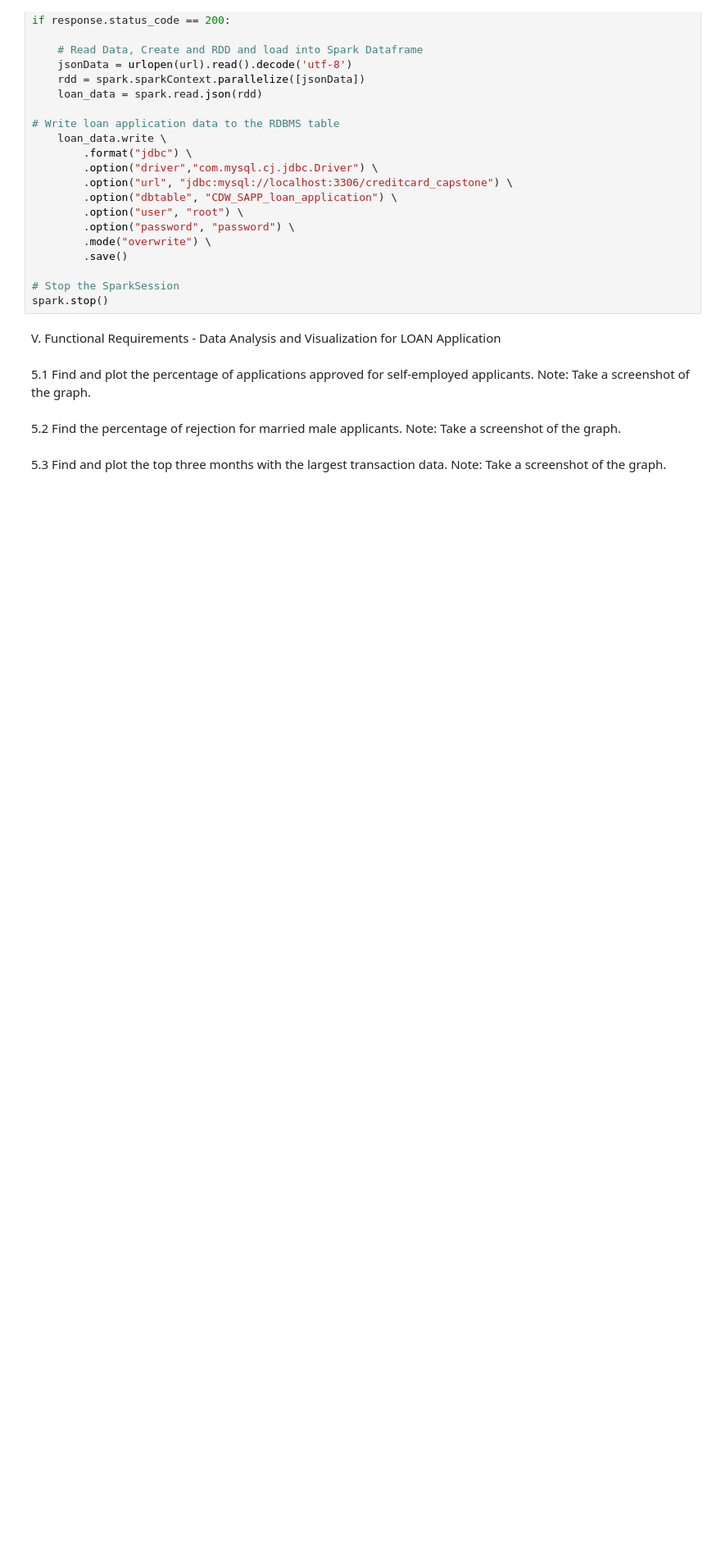
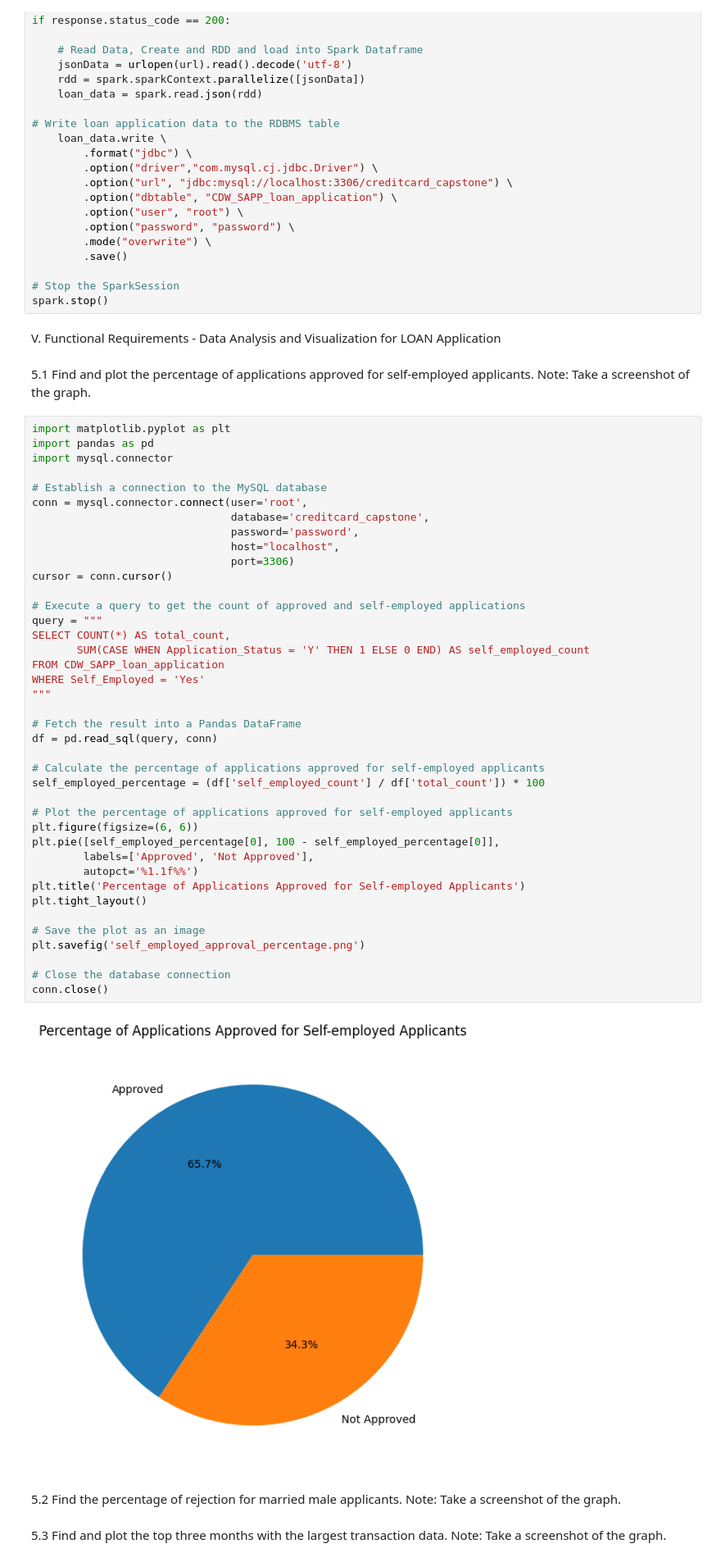
Before and after one commit to ibadwali/capstone, a Jupyter notebook: CreditCardSystem.ipynb, the cells around one changed output. Shown at 82% size. Cells and saved outputs as stored; diff of their text form; blank space fills up the shorter version.

```diff
--- a/CreditCardSystem.ipynb
+++ b/CreditCardSystem.ipynb
@@ -908,6 +908,48 @@ V. Functional Requirements - Data Analysis and Visualization for LOAN Applicatio
 5.1
 Find and plot the percentage of applications approved for self-employed applicants.
 Note: Take a screenshot of the graph.
+# %%
+import matplotlib.pyplot as plt
+import pandas as pd
+import mysql.connector
+
+# Establish a connection to the MySQL database
+conn = mysql.connector.connect(user='root',
+                               database='creditcard_capstone',
+                               password='password',
+                               host="localhost",
+                               port=3306)
+cursor = conn.cursor()
+
+# Execute a query to get the count of approved and self-employed applications
+query = """
+SELECT COUNT(*) AS total_count,
+       SUM(CASE WHEN Application_Status = 'Y' THEN 1 ELSE 0 END) AS self_employed_count
+FROM CDW_SAPP_loan_application
+WHERE Self_Employed = 'Yes'
+"""
+
+# Fetch the result into a Pandas DataFrame
+df = pd.read_sql(query, conn)
+
+# Calculate the percentage of applications approved for self-employed applicants
+self_employed_percentage = (df['self_employed_count'] / df['total_count']) * 100
+
+# Plot the percentage of applications approved for self-employed applicants
+plt.figure(figsize=(6, 6))
+plt.pie([self_employed_percentage[0], 100 - self_employed_percentage[0]],
+        labels=['Approved', 'Not Approved'],
+        autopct='%1.1f%%')
+plt.title('Percentage of Applications Approved for Self-employed Applicants')
+plt.tight_layout()
+
+# Save the plot as an image
+plt.savefig('self_employed_approval_percentage.png')
+
+# Close the database connection
+conn.close()
+# %% [output]
+[figure, added]
 # %% [markdown]
 5.2
 Find the percentage of rejection for married male applicants.
```
